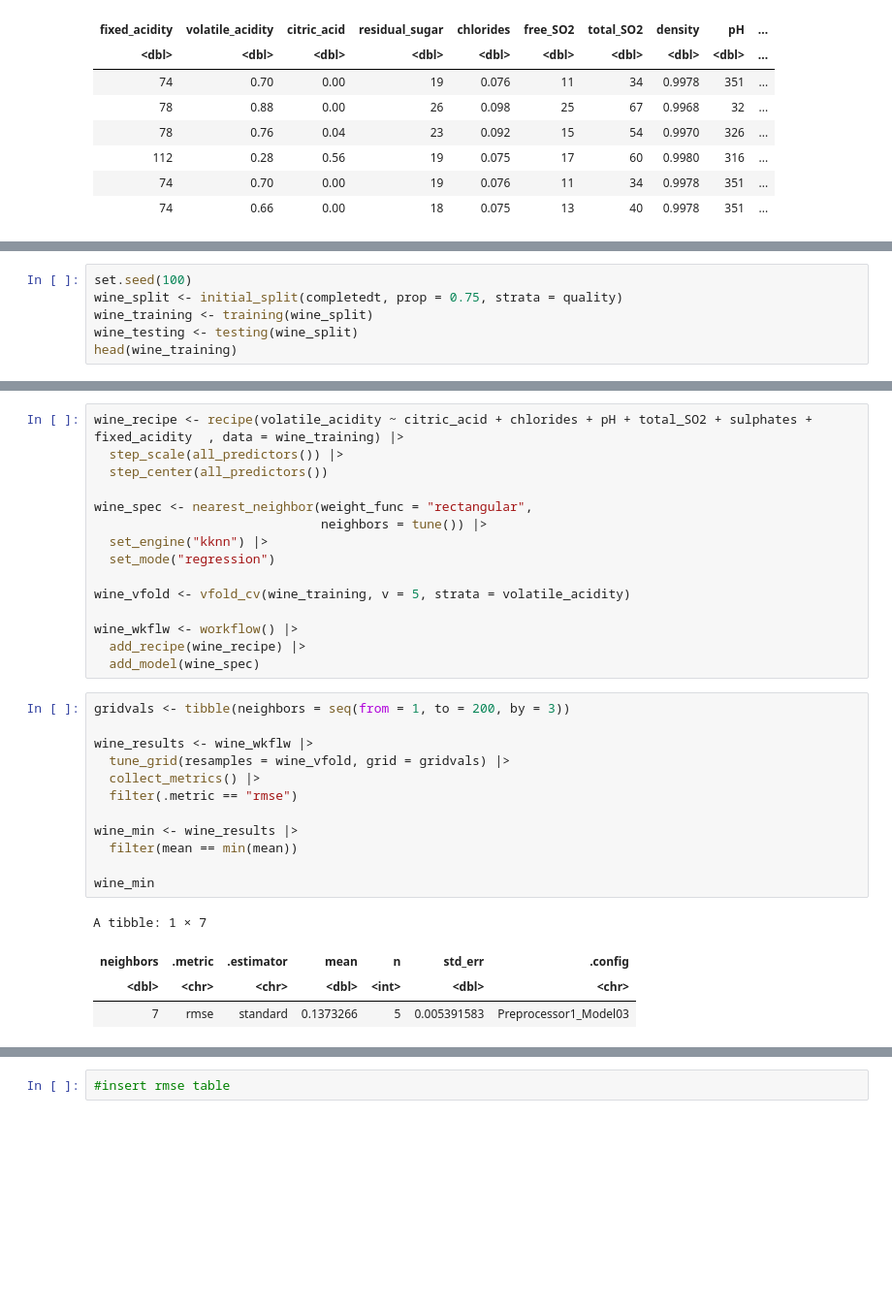
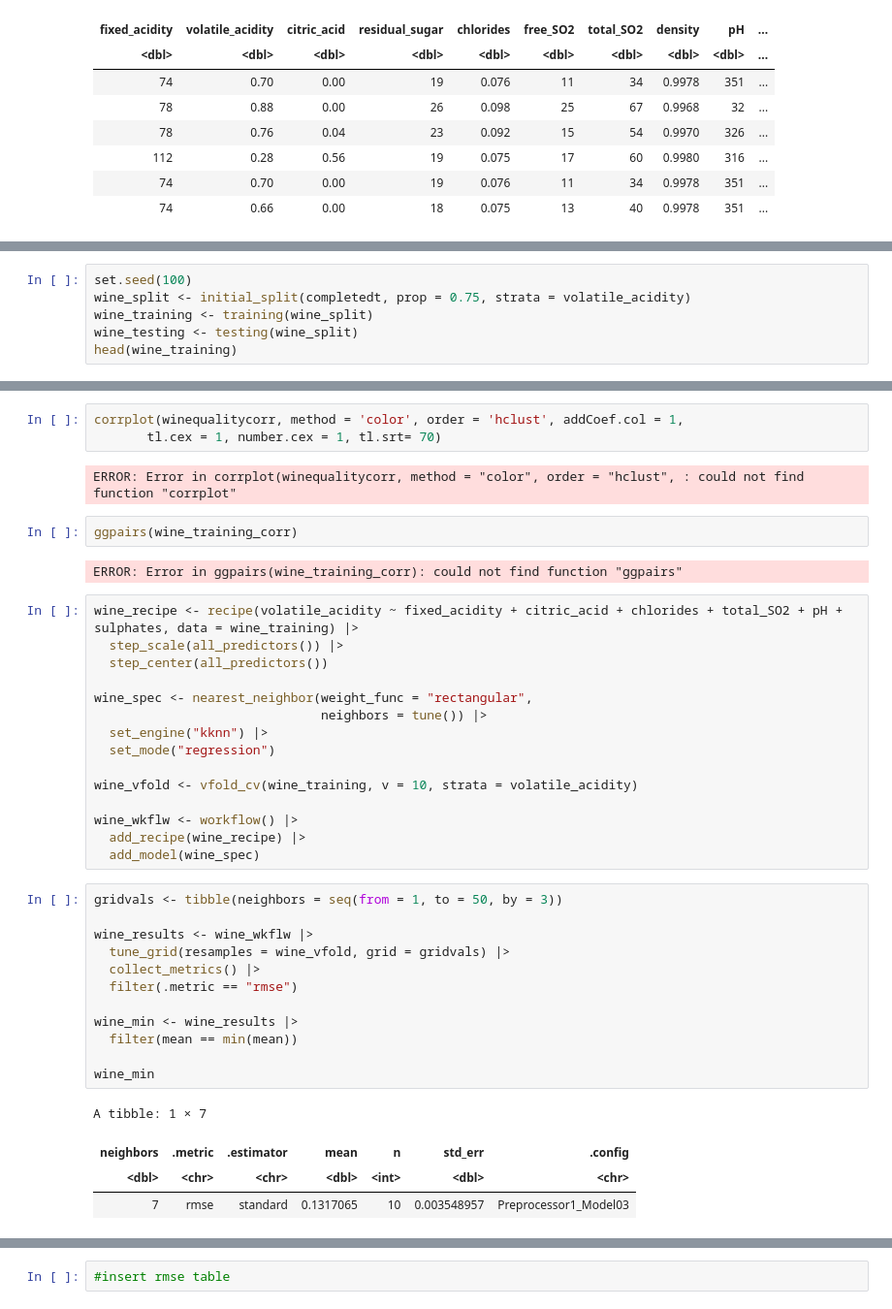
Before and after one commit to Hg422/DSCI100_GroupProject_2022, a Jupyter notebook: Regression.ipynb, the cells around one changed output, grey strips where cells are left out. Shown: that part at 97% size. Cells and saved outputs as stored; diff of their text form; blank space fills up the shorter version.

```diff
--- a/Regression.ipynb
+++ b/Regression.ipynb
@@ -124,6 +110,6 @@ A tibble: 6 × 12
 # %%
 set.seed(100)
-wine_split <- initial_split(completedt, prop = 0.75, strata = quality)
+wine_split <- initial_split(completedt, prop = 0.75, strata = volatile_acidity)
 wine_training <- training(wine_split)
 wine_testing <- testing(wine_split)
 head(wine_training)
@@ -140,5 +155,14 @@ A tibble: 6 × 12
+# %%
+corrplot(winequalitycorr, method = 'color', order = 'hclust', addCoef.col = 1,
+       tl.cex = 1, number.cex = 1, tl.srt= 70)
+# %% [output]
+ERROR: Error in corrplot(winequalitycorr, method = "color", order = "hclust", : could not find function "corrplot"
+# %%
+ggpairs(wine_training_corr)
+# %% [output]
+ERROR: Error in ggpairs(wine_training_corr): could not find function "ggpairs"
 # %%
-wine_recipe <- recipe(volatile_acidity ~ citric_acid + chlorides + pH + total_SO2 + sulphates + fixed_acidity  , data = wine_training) |>
+wine_recipe <- recipe(volatile_acidity ~ fixed_acidity + citric_acid + chlorides + total_SO2 + pH + sulphates, data = wine_training) |>
   step_scale(all_predictors()) |>
   step_center(all_predictors())
 
@@ -147,28 +171,28 @@ wine_spec <- nearest_neighbor(weight_func = "rectangular",
   set_engine("kknn") |>
   set_mode("regression")
 
-wine_vfold <- vfold_cv(wine_training, v = 5, strata = volatile_acidity)
+wine_vfold <- vfold_cv(wine_training, v = 10, strata = volatile_acidity)
 
 wine_wkflw <- workflow() |>
   add_recipe(wine_recipe) |>
   add_model(wine_spec)
 # %%
-gridvals <- tibble(neighbors = seq(from = 1, to = 200, by = 3))
+gridvals <- tibble(neighbors = seq(from = 1, to = 50, by = 3))
 
 wine_results <- wine_wkflw |>
   tune_grid(resamples = wine_vfold, grid = gridvals) |>
   collect_metrics() |>
   filter(.metric == "rmse")
 
 wine_min <- wine_results |>
   filter(mean == min(mean))
 
 wine_min
 # %% [output]
 A tibble: 1 × 7
 | neighbors | .metric | .estimator | mean | n | std_err | .config |
 | <dbl> | <chr> | <chr> | <dbl> | <int> | <dbl> | <chr> |
-| 7 | rmse | standard | 0.1373266 | 5 | 0.005391583 | Preprocessor1_Model03 |
+| 7 | rmse | standard | 0.1317065 | 10 | 0.003548957 | Preprocessor1_Model03 |
 # %%
 wine_spec <- nearest_neighbor(weight_func = "rectangular",
                               neighbors = 7) |>
```
Also changed, not shown: parts of 8 cells of this notebook.
